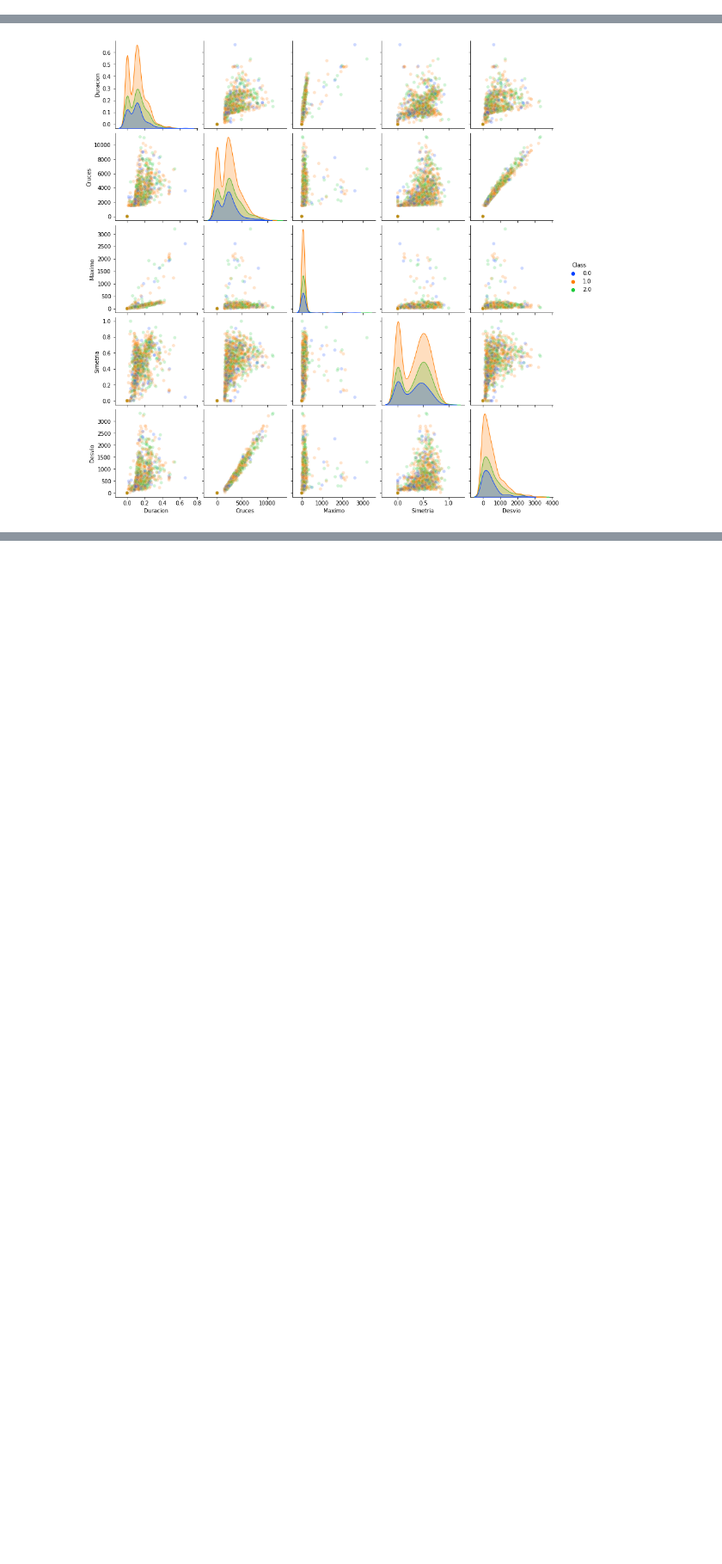
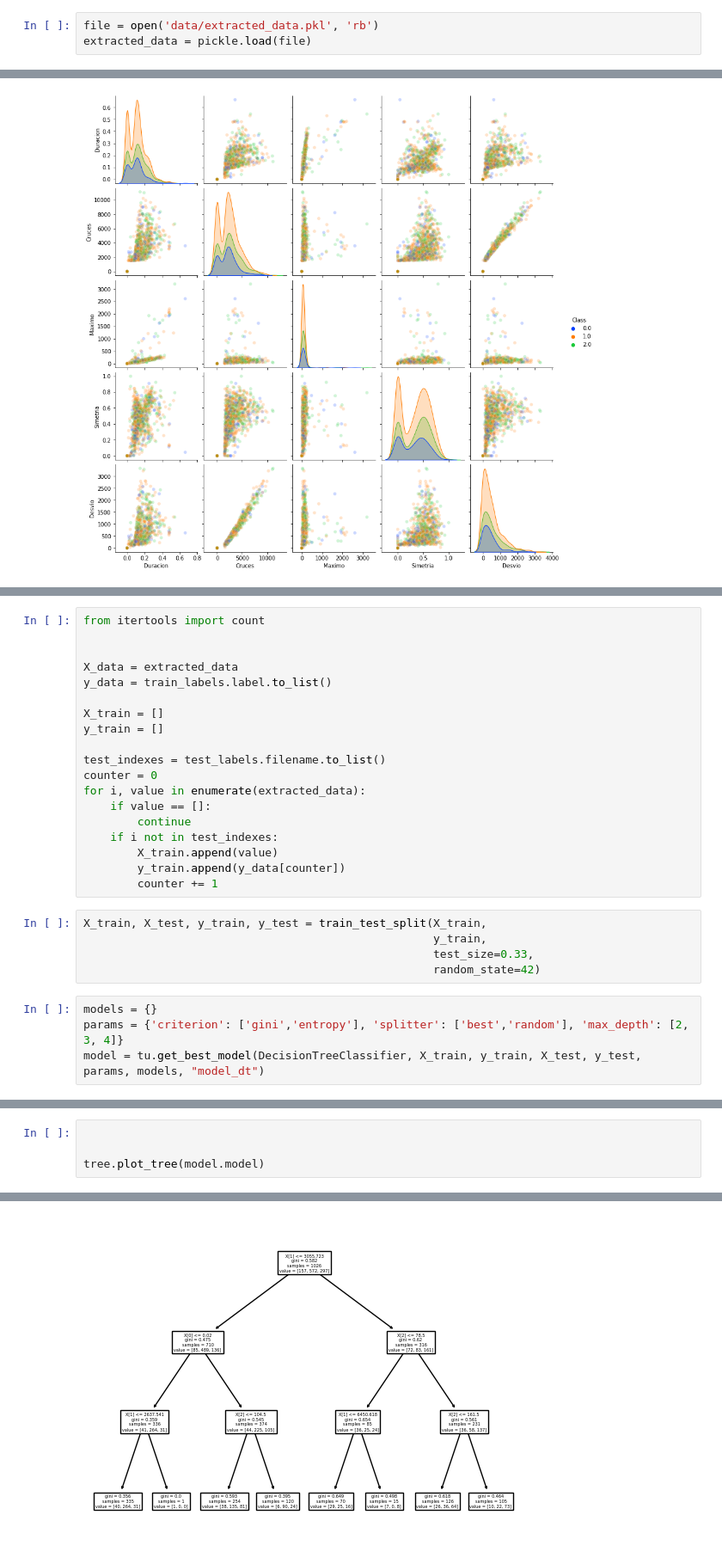
Before and after one commit to GonzaloRomeroR/audio_cattle_behaviour_classification, a Jupyter notebook: python/sound_classify_train.ipynb, the cells around one changed output, grey strips where cells are left out. Shown at 86% size. Drawn from its saved outputs; the diff is of its cells as text; blank space fills up the shorter version.

Commit message:
Add decision tree in python

```diff
--- a/python/sound_classify_train.ipynb
+++ b/python/sound_classify_train.ipynb
@@ -102,6 +117,9 @@ for data in noise_gate_data:
 # %%
 with open('data/extracted_data.pkl', 'wb') as f:
     pickle.dump(extracted_data, f)
+# %%
+file = open('data/extracted_data.pkl', 'rb')
+extracted_data = pickle.load(file)
 # %%
 extracted_data[0]
 # %% [output]
@@ -129,0 +156,28 @@ seaborn.pairplot(df_train,
+# %%
+from itertools import count
+
+
+X_data = extracted_data
+y_data = train_labels.label.to_list()
+
+X_train = []
+y_train = []
+
+test_indexes = test_labels.filename.to_list()
+counter = 0
+for i, value in enumerate(extracted_data):
+    if value == []:
+        continue
+    if i not in test_indexes:
+        X_train.append(value)
+        y_train.append(y_data[counter])
+        counter += 1
+# %%
+X_train, X_test, y_train, y_test = train_test_split(X_train,
+                                                    y_train,
+                                                    test_size=0.33,
+                                                    random_state=42)
+# %%
+models = {}
+params = {'criterion': ['gini','entropy'], 'splitter': ['best','random'], 'max_depth': [2, 3, 4]}
+model = tu.get_best_model(DecisionTreeClassifier, X_train, y_train, X_test, y_test, params, models, "model_dt")
@@ -129,0 +198,5 @@ seaborn.pairplot(df_train,
+# %%
+
+
+tree.plot_tree(model.model)
+# %% [output]
@@ -129,0 +218 @@ seaborn.pairplot(df_train,
+[figure, added]
```
Also changed, not shown: parts of 11 cells of this notebook, 4 other files.
